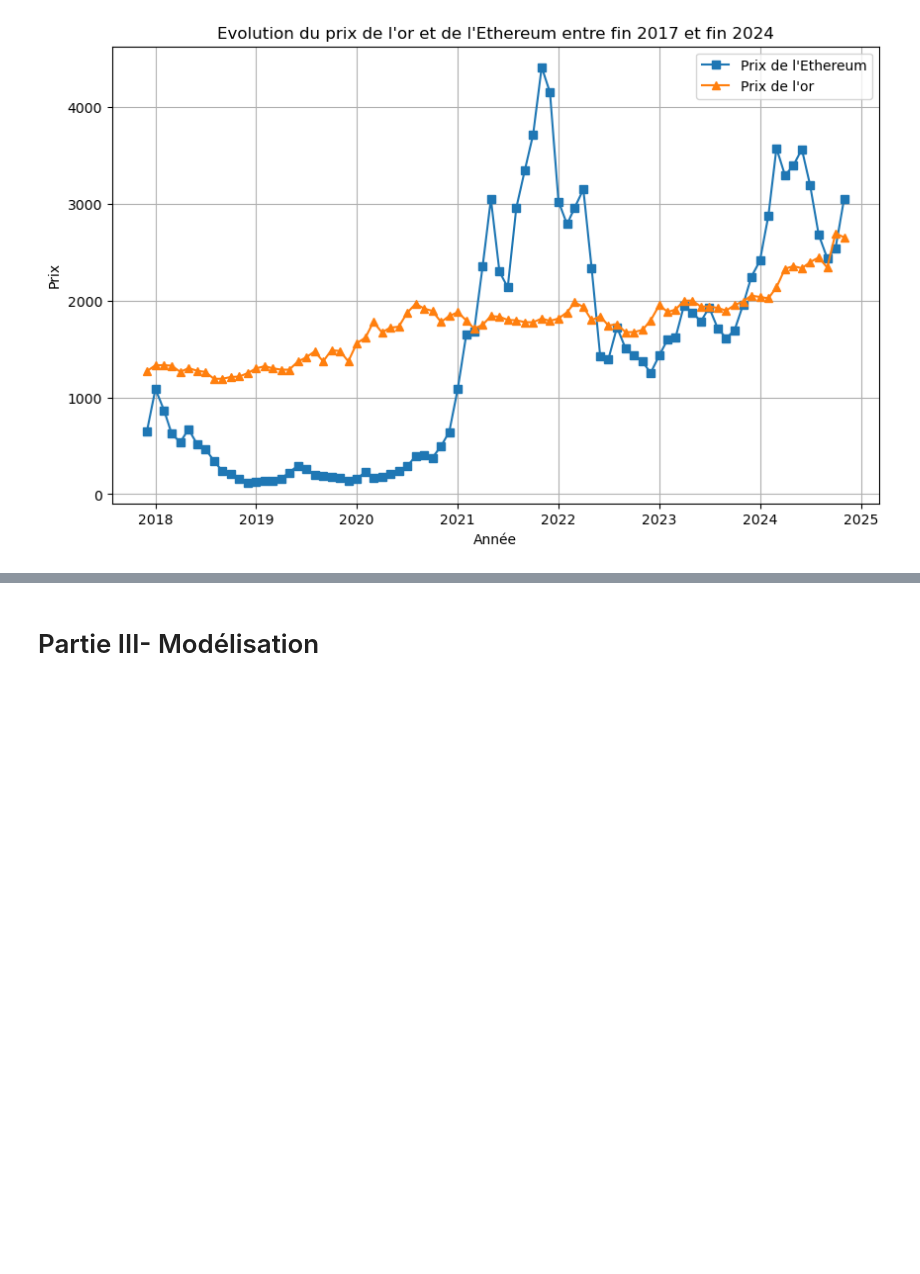
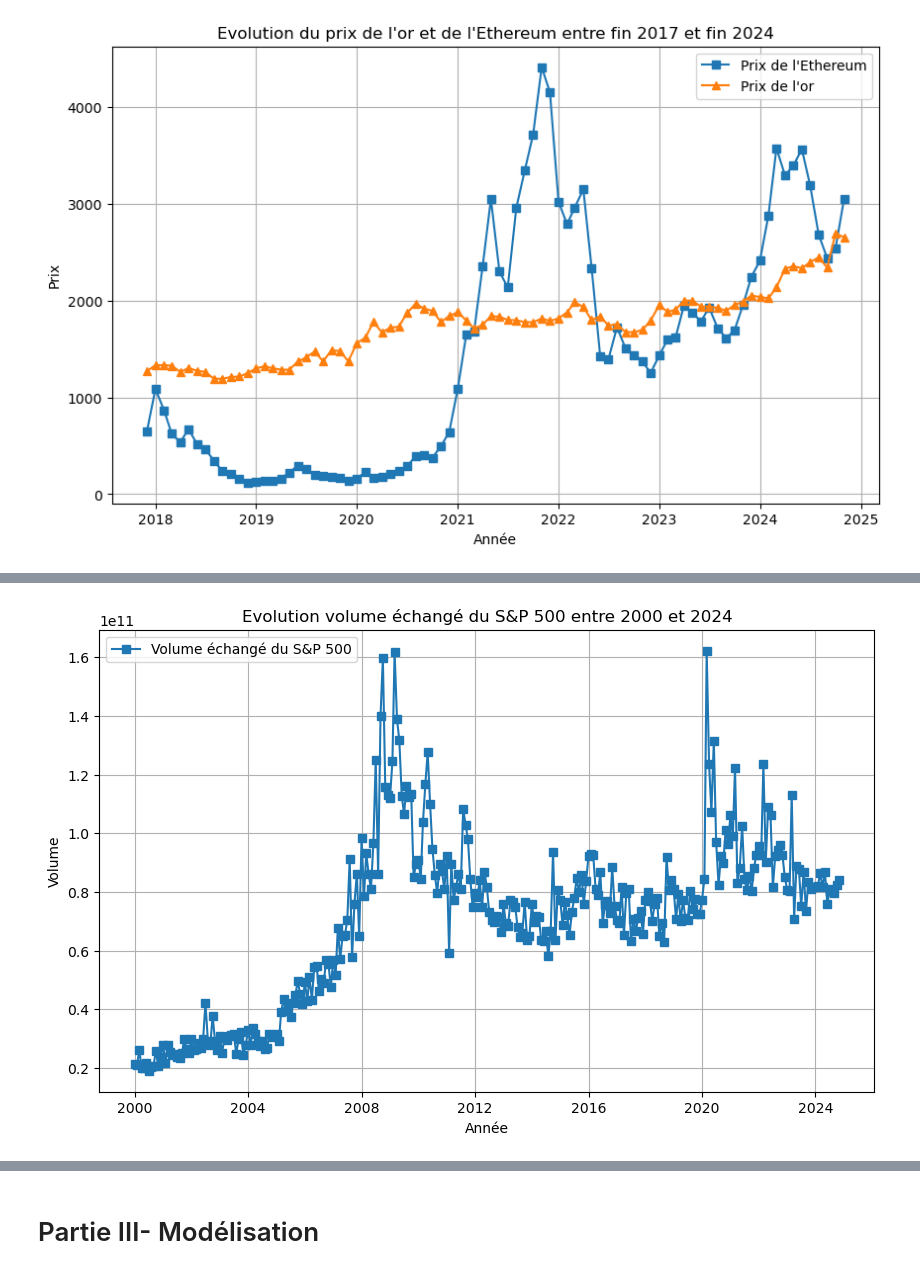
Before and after one commit to hafsaelibrahimi/projet_gold_refuge, a Jupyter notebook: dataset.ipynb, the cells around one changed output, grey strips where cells are left out. Saved outputs shown, nothing was run; the diff lists cells and outputs as text; code cells hidden in the pictures; blank space fills up the shorter version.

```diff
--- a/dataset.ipynb
+++ b/dataset.ipynb
@@ -438,0 +497,18 @@ plt.show()
+# %%
+plt.figure(figsize=(10, 6))
+
+
+# Tracer les courbes pour la variable
+plt.plot(final_df['year_month'], final_df['s&p500_volume'], label="Volume échangé du S&P 500", marker='s')
+
+
+plt.title("Evolution volume échangé du S&P 500 entre 2000 et 2024")
+plt.xlabel('Année')
+plt.ylabel('Volume')
+plt.legend()  # Afficher la légende
+plt.grid(True)  # Afficher une grille
+
+# Afficher le graphique
+plt.show()
+# %% [output]
+[figure, added]
```
Also changed, not shown: parts of 14 cells of this notebook.
